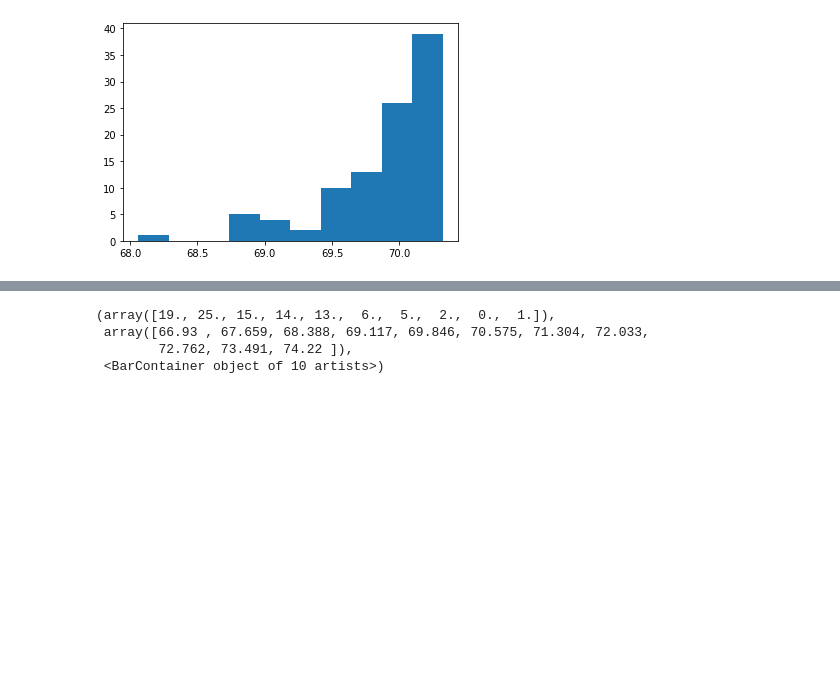
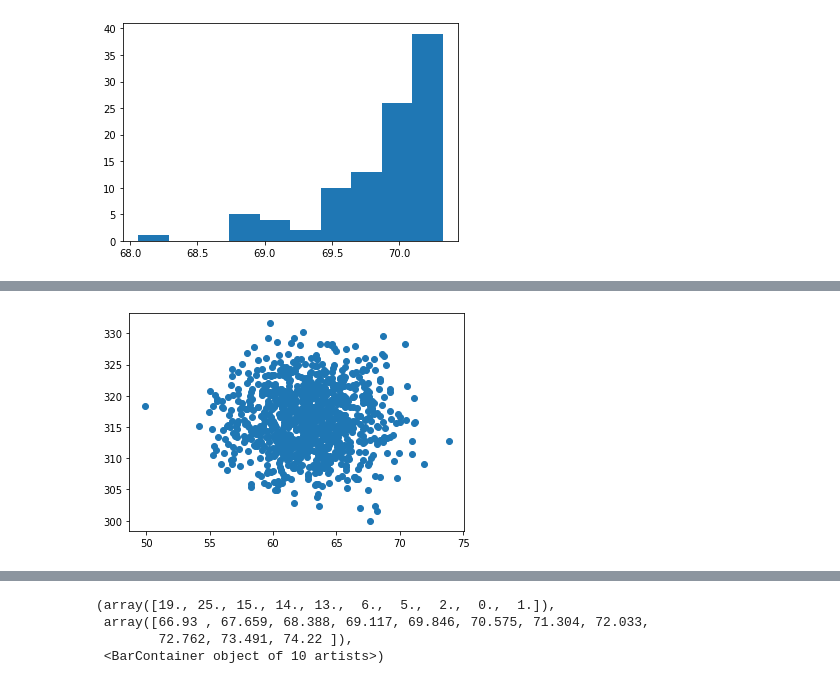
Before and after one commit to AndyWalker81/ProgrammingForDataAnalysis_Project, a Jupyter notebook: Programming_Project.ipynb, the cells around one changed output, grey strips where cells are left out. Drawn from its saved outputs; the diff is of its cells as text; code cells hidden in the pictures; blank space fills up the shorter version.

```diff
--- a/Programming_Project.ipynb
+++ b/Programming_Project.ipynb
@@ -209,0 +236,5 @@ plt.hist(scoring2020)
+# %%
+plt.scatter(y,x)
+plt.show()
+# %% [output]
+[figure, added]
```
Also changed, not shown: parts of 41 cells of this notebook, 7 other files.
